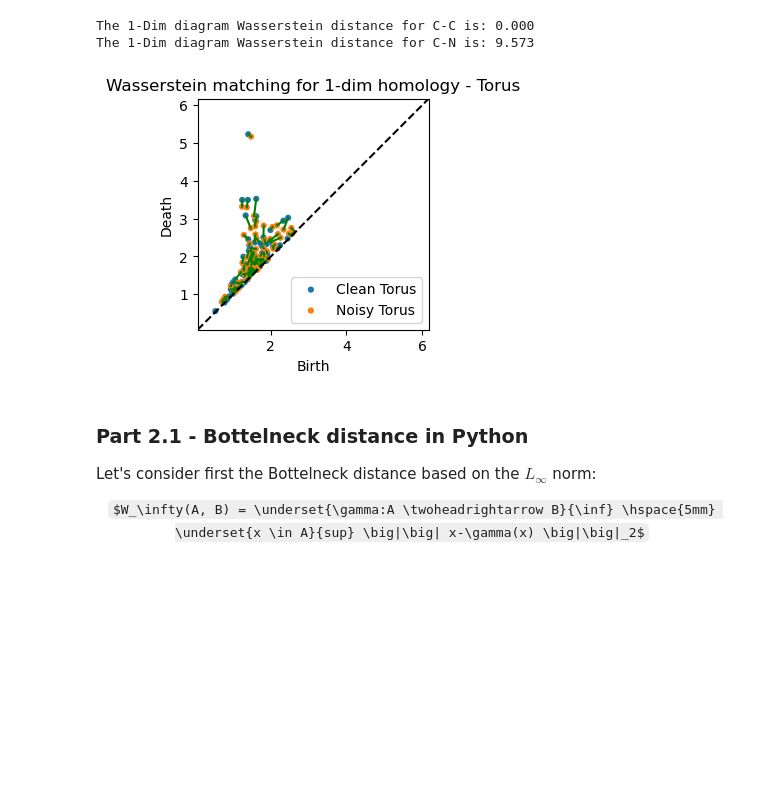
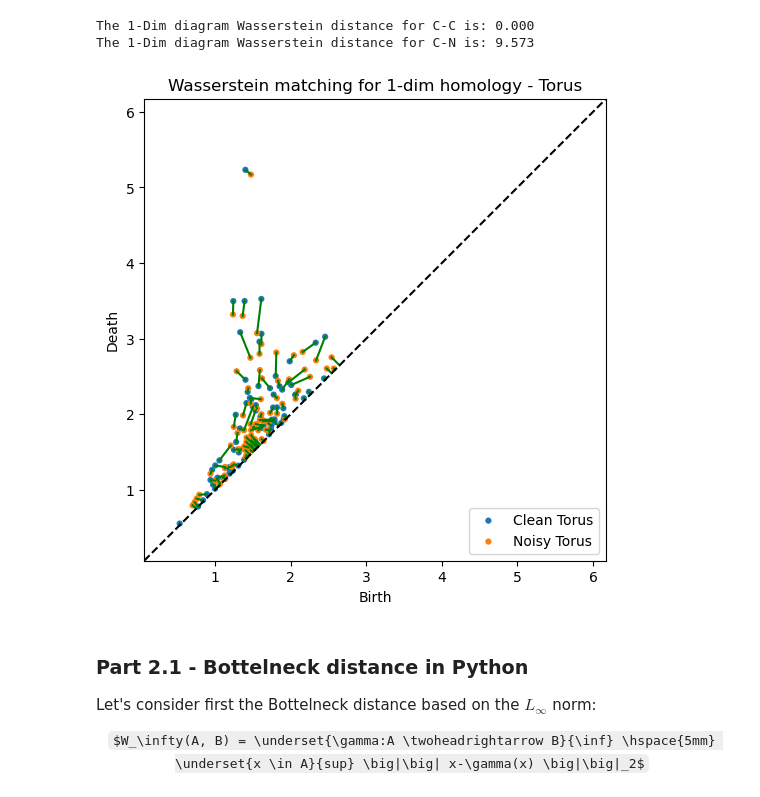
Before and after one commit to A-EL-YAAGOUBI/Dynamic-TDA, a Jupyter notebook: Dynamic_TDA.ipynb, the cells around one changed output. Drawn from its saved outputs; the diff is of its cells as text; code cells hidden in the pictures; some formulas as TeX source; blank space fills up the shorter version.

```diff
--- a/Dynamic_TDA.ipynb
+++ b/Dynamic_TDA.ipynb
@@ -223,20 +223,20 @@ The 1-Dim diagram Wasserstein distance for C-N is: 9.573
 # %%
 _, matching = persim.wasserstein( # Computes the Wasserstein distance
     diagrams_torus_clean[1],      # Retuns the matching of the points
     diagrams_torus_noise[1],
     matching=True)
 
-plt.figure(figsize=(3, 3))
+plt.figure(figsize=(6, 6))
 persim.wasserstein_matching(
     diagrams_torus_clean[1],
     diagrams_torus_noise[1],
     matching=matching,
     labels=['Clean Torus', 'Noisy Torus'])
 
 plt.title('Wasserstein matching for 1-dim homology - Torus')
 plt.show()
 # %% [output]
-[figure, old version]
+[figure, new version]
 # %% [markdown]
 ### Part 2.1 - Bottelneck distance in Python
 
```
Also changed, not shown: parts of 2 cells of this notebook.
